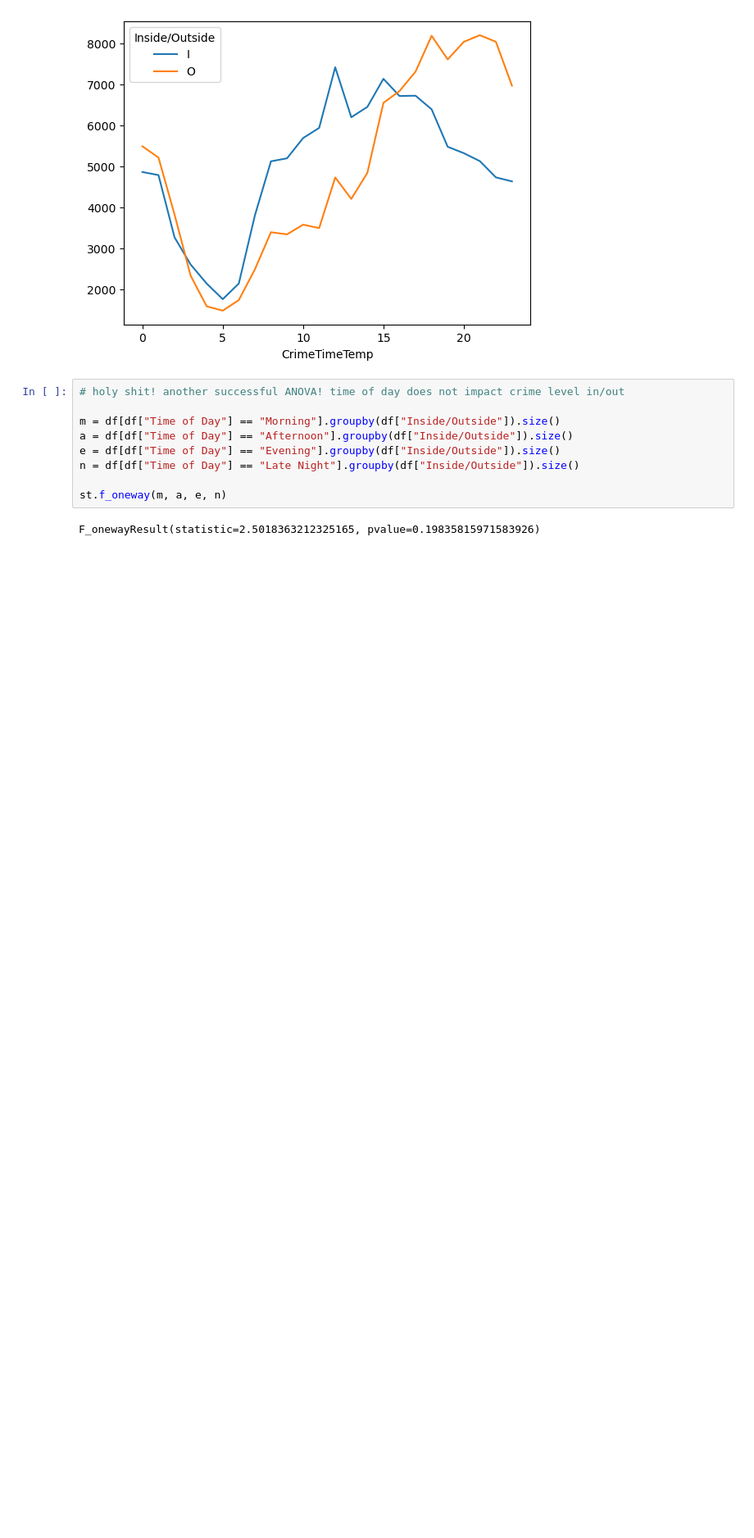
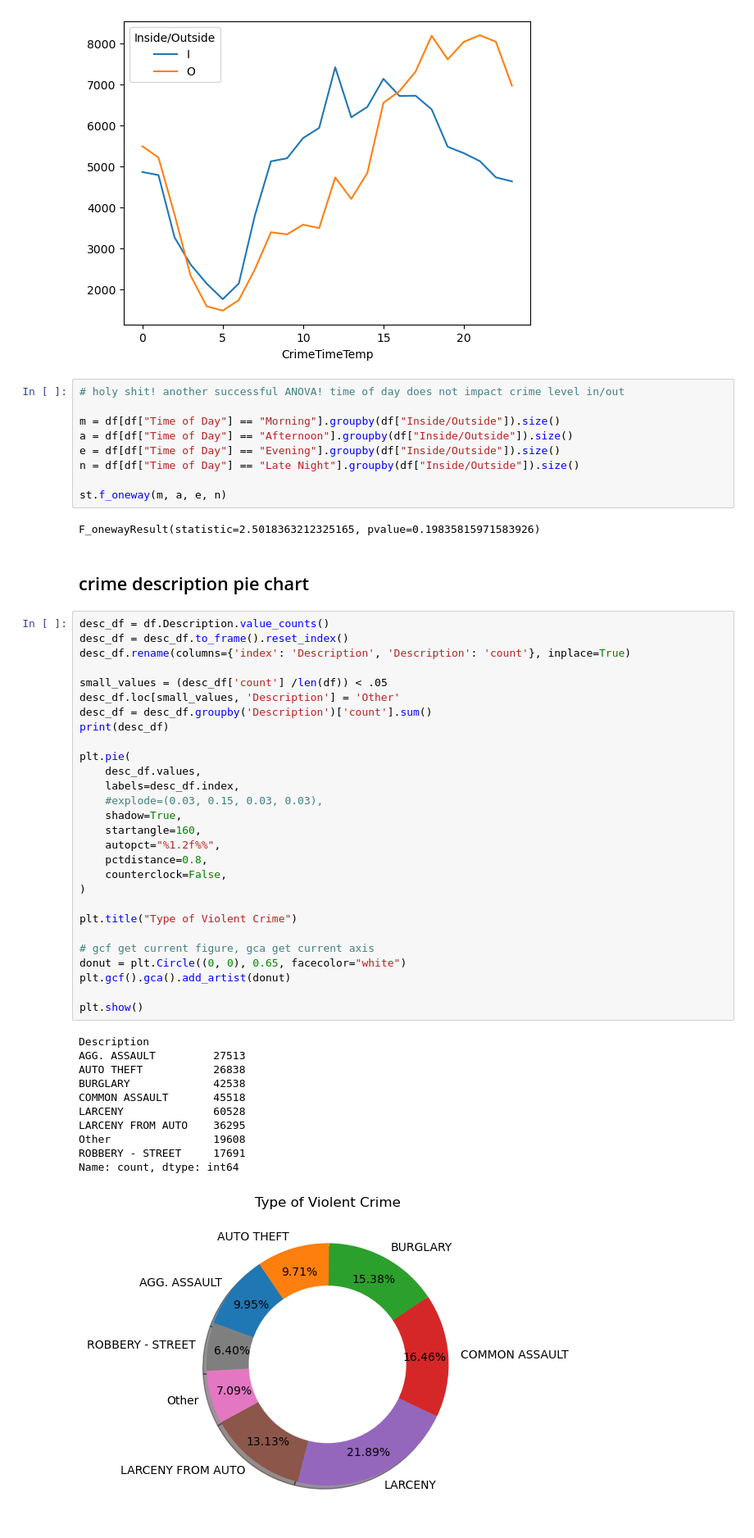
Before and after one commit to johbry17/Crime-in-Baltimore, a Jupyter notebook: Resources/miscellaneous/test.ipynb, the cells around one changed output. Shown: that part at 82% size. Saved outputs shown, nothing was run; the diff lists cells and outputs as text; blank space fills up the shorter version.

Commit message:
drafted plots, starting on main

```diff
--- a/Resources/miscellaneous/test.ipynb
+++ b/Resources/miscellaneous/test.ipynb
@@ -261,4 +261,46 @@ n = df[df["Time of Day"] == "Late Night"].groupby(df["Inside/Outside"]).size()
 st.f_oneway(m, a, e, n)
 # %% [output]
 F_onewayResult(statistic=2.5018363212325165, pvalue=0.19835815971583926)
+# %% [markdown]
+## crime description pie chart
+# %%
+desc_df = df.Description.value_counts()
+desc_df = desc_df.to_frame().reset_index()
+desc_df.rename(columns={'index': 'Description', 'Description': 'count'}, inplace=True)
+
+small_values = (desc_df['count'] /len(df)) < .05
+desc_df.loc[small_values, 'Description'] = 'Other'
+desc_df = desc_df.groupby('Description')['count'].sum()
+print(desc_df)
+
+plt.pie(
+    desc_df.values,
+    labels=desc_df.index,
+    #explode=(0.03, 0.15, 0.03, 0.03),
+    shadow=True,
+    startangle=160,
+    autopct="%1.2f%%",
+    pctdistance=0.8,
+    counterclock=False,
+)
+
+plt.title("Type of Violent Crime")
+
+# gcf get current figure, gca get current axis
+donut = plt.Circle((0, 0), 0.65, facecolor="white")
+plt.gcf().gca().add_artist(donut)
+
+plt.show()
+# %% [output]
+Description
+AGG. ASSAULT         27513
+AUTO THEFT           26838
+BURGLARY             42538
+COMMON ASSAULT       45518
+LARCENY              60528
+LARCENY FROM AUTO    36295
+Other                19608
+ROBBERY - STREET     17691
+Name: count, dtype: int64
+[figure, added]
 # %% [markdown]
```
Also changed, not shown: parts of 1 cell of this notebook, 1 other file.
